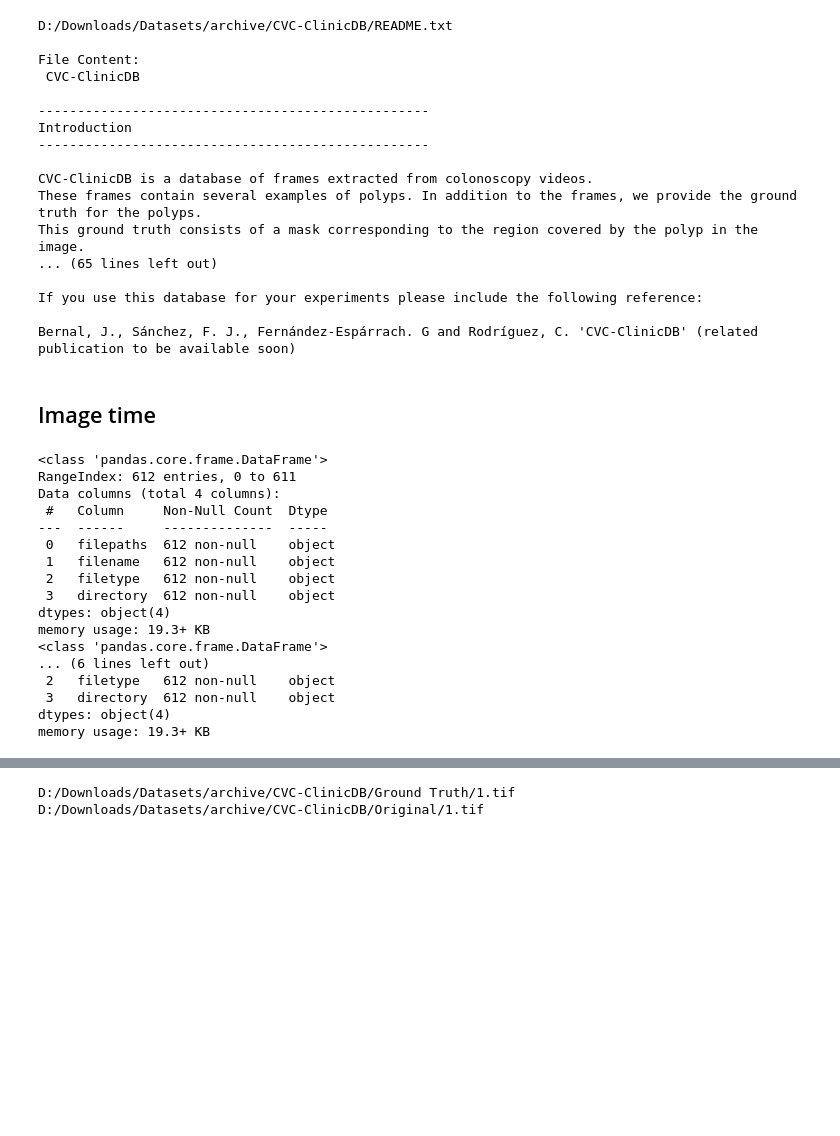
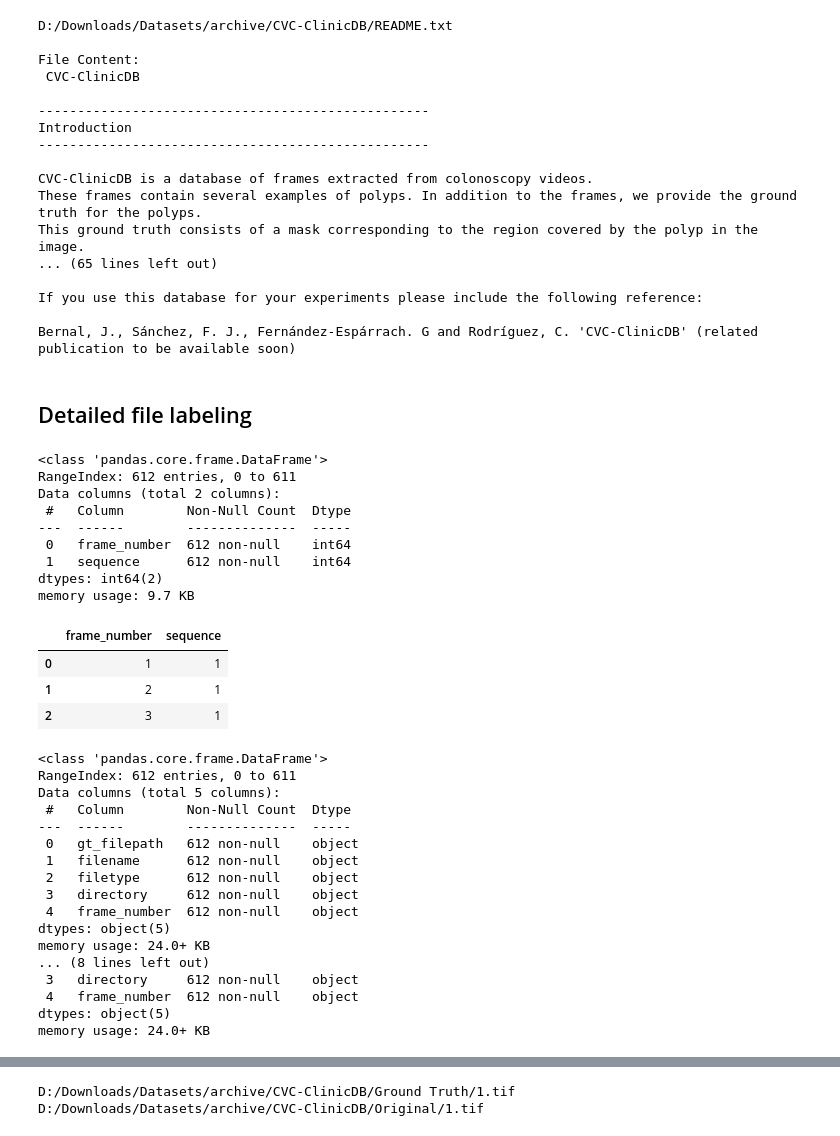
Before and after one commit to Mahi-Mai/SnekZone, a Jupyter notebook: notebooks/explore-files.ipynb, the cells around one changed output, grey strips where cells are left out. Drawn from its saved outputs; the diff is of its cells as text; code cells hidden in the pictures; blank space fills up the shorter version.

```diff
--- a/notebooks/explore-files.ipynb
+++ b/notebooks/explore-files.ipynb
@@ -116,18 +118,52 @@ If you use this database for your experiments please include the following refer
 
 Bernal, J., Sánchez, F. J., Fernández-Espárrach. G and Rodríguez, C. 'CVC-ClinicDB' (related publication to be available soon)
 # %% [markdown]
-## Image time
+## Detailed file labeling
+# %%
+#  Dataset page groups sets of endoscopy frames by sequence. These are described in a table,
+# but since we'll want to use them for stratified sampling, I made a csv to keep track.
+
+labels = pd.read_csv('../data/CVC-ClinicDB-sequence-labels.csv')
+labels.info()
+labels.head(3)
+# %% [output]
+<class 'pandas.core.frame.DataFrame'>
+RangeIndex: 612 entries, 0 to 611
+Data columns (total 2 columns):
+ #   Column        Non-Null Count  Dtype
+---  ------        --------------  -----
+ 0   frame_number  612 non-null    int64
+ 1   sequence      612 non-null    int64
+dtypes: int64(2)
+memory usage: 9.7 KB
+|  | frame_number | sequence |
+| 0 | 1 | 1 |
+| 1 | 2 | 1 |
+| 2 | 3 | 1 |
 # %%
 # Validate filename matching
 
 df = all_files[all_files['filetype'] == 'tif']
 
+# Sort ground truth lables into separate dataframe
 gt = df[df['directory'] == 'Ground Truth']
 gt = gt.sort_values(by='filename').reset_index(drop=True)
 
+# We're going to merge these back together, so rename
+gt = gt.rename(columns={'filepaths':'gt_filepath'})
+
+# Capture frame number so we can merge with sequence label
+gt['frame_number'] = [Path(x).stem for x in gt['gt_filepath']]
+
+# Do the same stuff with the photos
 imgs = df[df['directory'] != 'Ground Truth'].reset_index(drop=True)
 imgs = imgs.sort_values(by='filename').reset_index(drop=True)
 
+imgs = imgs.rename(columns={'filepaths':'img_filepath'})
+imgs['frame_number'] = [Path(x).stem for x in imgs['img_filepath']]
+
+# Since we sorted them and the filenames should
+# be the same, this statement should pass
 assert list(gt['filename']) == list(imgs['filename'])
 
 gt.info()
@@ -135,18 +171,18 @@ imgs.info()
 # %% [output]
 <class 'pandas.core.frame.DataFrame'>
 RangeIndex: 612 entries, 0 to 611
-Data columns (total 4 columns):
- #   Column     Non-Null Count  Dtype
----  ------     --------------  -----
- 0   filepaths  612 non-null    object
- 1   filename   612 non-null    object
- 2   filetype   612 non-null    object
- 3   directory  612 non-null    object
-dtypes: object(4)
-memory usage: 19.3+ KB
-<class 'pandas.core.frame.DataFrame'>
-... (6 lines left out)
- 2   filetype   612 non-null    object
- 3   directory  612 non-null    object
-dtypes: object(4)
-memory usage: 19.3+ KB
+Data columns (total 5 columns):
+ #   Column        Non-Null Count  Dtype
+---  ------        --------------  -----
+ 0   gt_filepath   612 non-null    object
+ 1   filename      612 non-null    object
+ 2   filetype      612 non-null    object
+ 3   directory     612 non-null    object
+ 4   frame_number  612 non-null    object
+dtypes: object(5)
+memory usage: 24.0+ KB
+... (8 lines left out)
+ 3   directory     612 non-null    object
+ 4   frame_number  612 non-null    object
+dtypes: object(5)
+memory usage: 24.0+ KB
```
Also changed, not shown: parts of 12 cells of this notebook, 2 other files.
